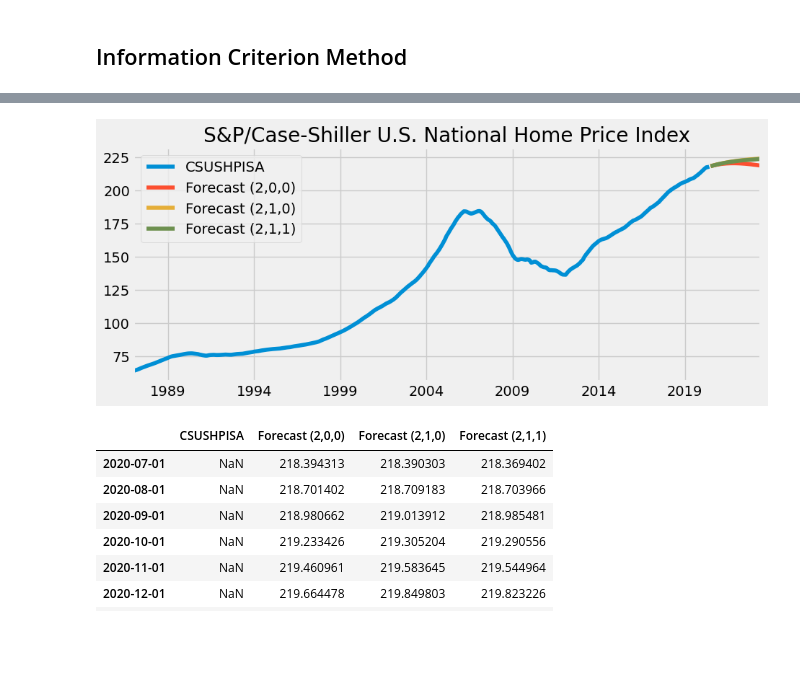
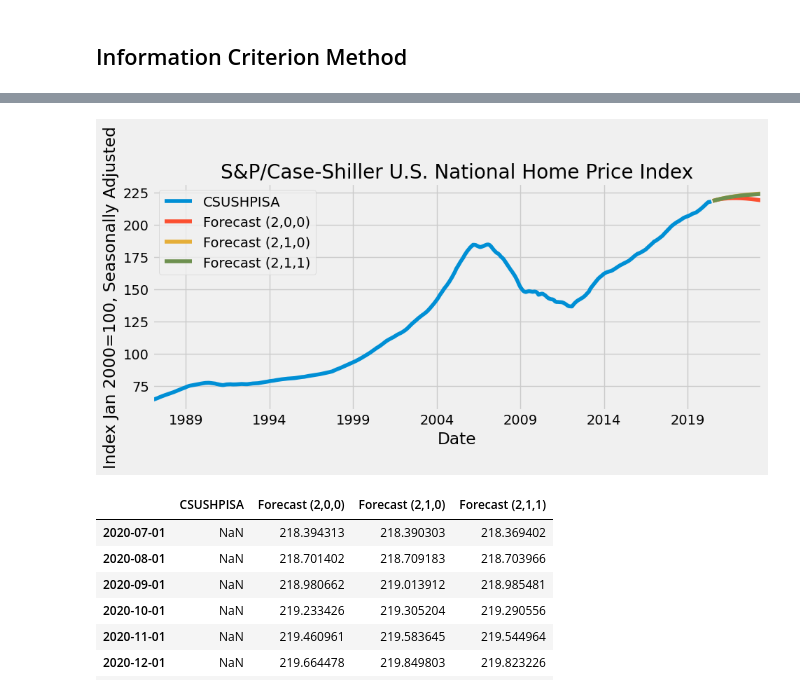
Before and after one commit to peparhugo/Econometrics_group_project, a Jupyter notebook: submission_1/univariate_time_series/Univariate Time Series.ipynb, the cells around one changed output, grey strips where cells are left out. Cells and saved outputs as stored; diff of their text form; code cells hidden in the pictures; blank space fills up the shorter version.

```diff
--- a/submission_1/univariate_time_series/Univariate Time Series.ipynb
+++ b/submission_1/univariate_time_series/Univariate Time Series.ipynb
@@ -314,14 +320,16 @@ Total fit time: 2.235 seconds
 # %%
 model_3 = ARIMA(data, order=(2,1,1),freq='MS')
 model_fit3 = model_3.fit()
 output_3 = model_fit3.forecast(steps=36,freq='MS')
 forecast_3 = pd.concat([forecast_2,output_3],axis=1)
 forecast_3.columns = [forecast_1.columns[0], 'Forecast (2,0,0)','Forecast (2,1,0)','Forecast (2,1,1)']
 forecast_3.plot(figsize=(10,4))
 plt.title('S&P/Case-Shiller U.S. National Home Price Index')
+plt.ylabel('Index Jan 2000=100, Seasonally Adjusted')
+plt.xlabel('Date')
 plt.show()
 # %% [output]
-[figure, old version]
+[figure, new version]
 # %%
 #table of forecasts
 forecast_3.loc['2020-07-01':]
```
Also changed, not shown: parts of 8 cells of this notebook, 2 other files.
